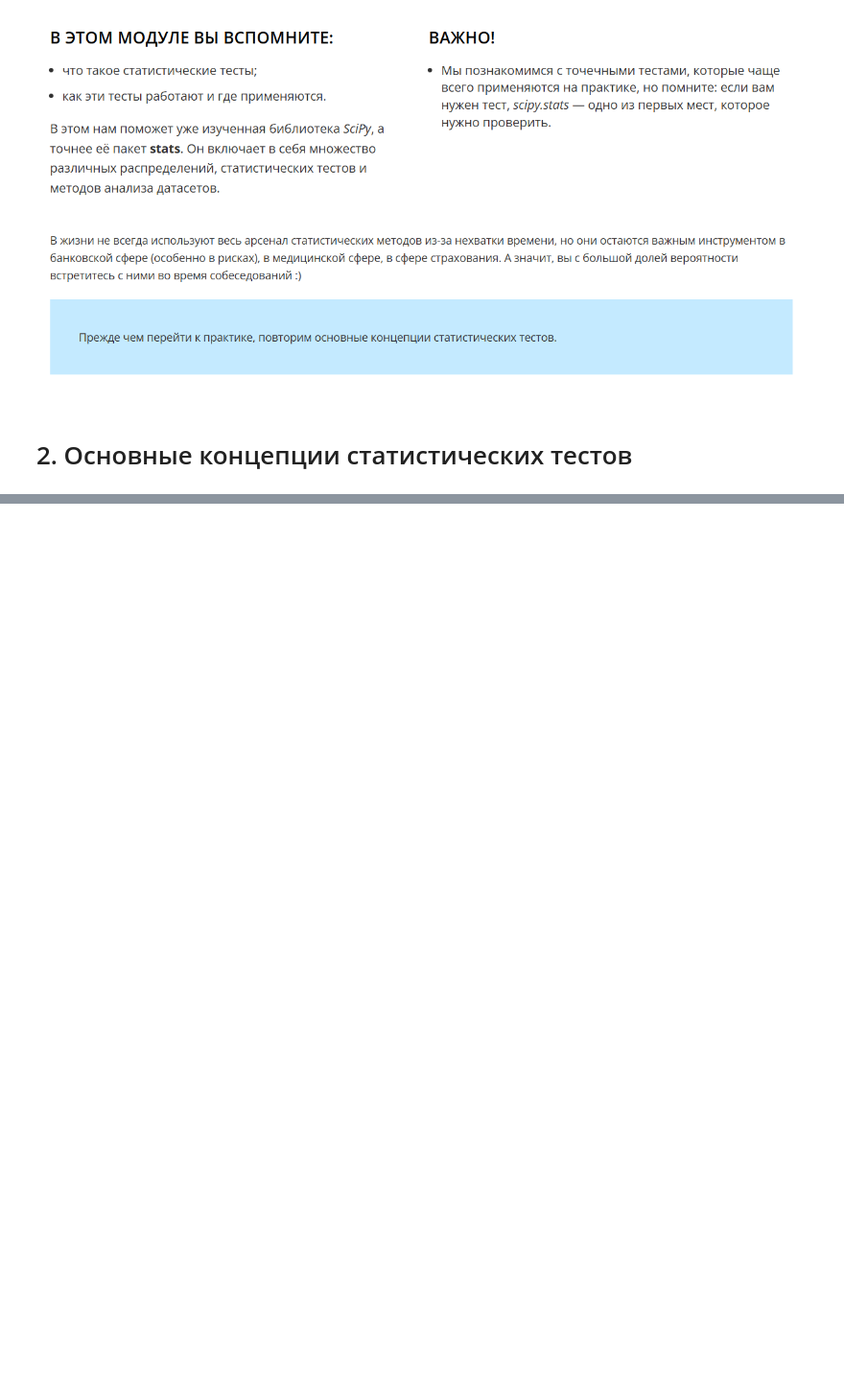
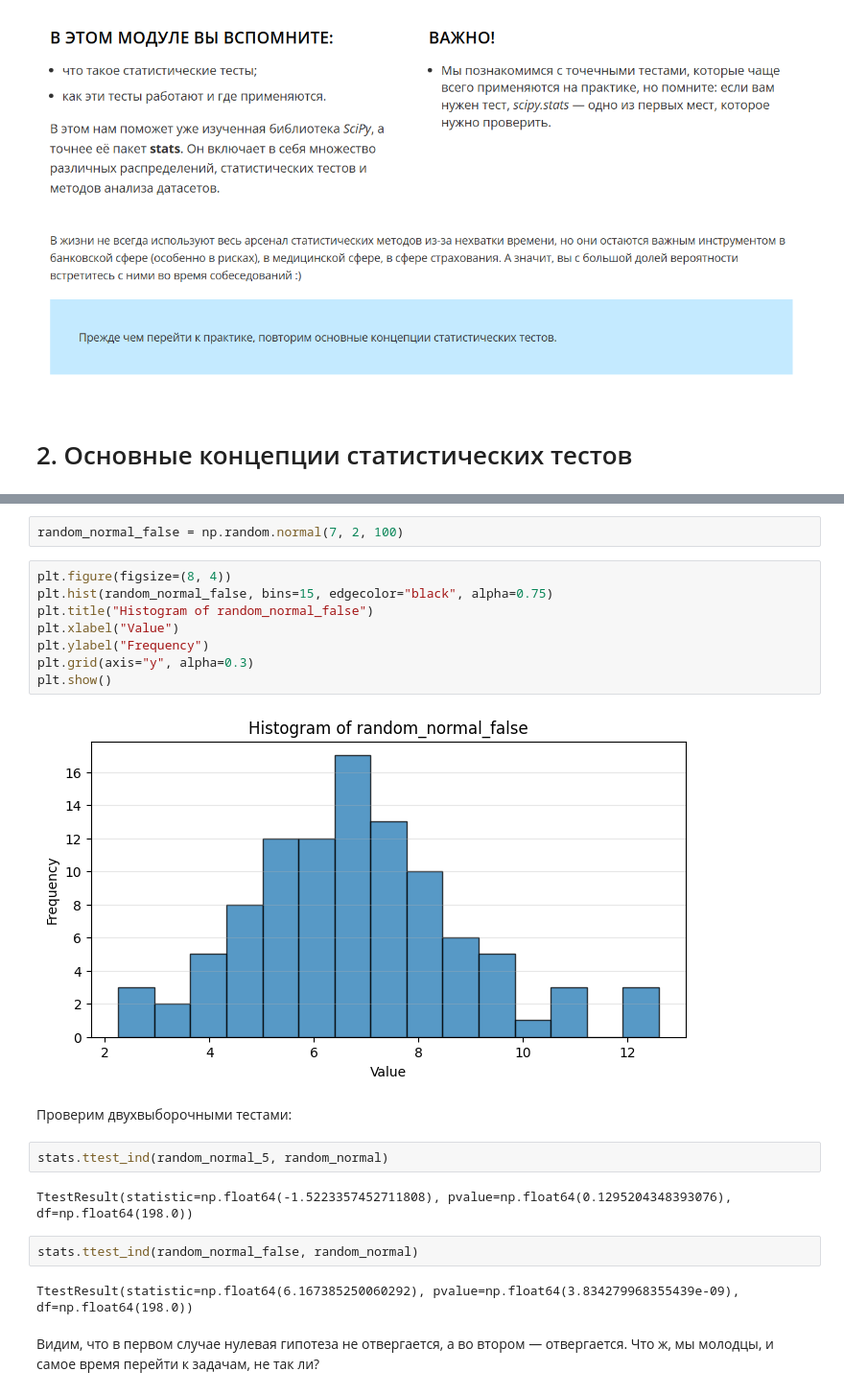
Before and after one commit to tgorbunov/sf_data_science, a Jupyter notebook: Skillfactory_ML/Additional Chapters on Python for Data Analysis/PDA-4. SciPy. Statistical Tests.ipynb, the cells around one changed output, grey strips where cells are left out. Shown at 96% size. Saved outputs shown, nothing was run; the diff lists cells and outputs as text; blank space fills up the shorter version.

```diff
--- a/Skillfactory_ML/Additional Chapters on Python for Data Analysis/PDA-4. SciPy. Statistical Tests.ipynb
+++ b/Skillfactory_ML/Additional Chapters on Python for Data Analysis/PDA-4. SciPy. Statistical Tests.ipynb
@@ -10,0 +108,24 @@
+# %%
+random_normal_false = np.random.normal(7, 2, 100)
+# %%
+plt.figure(figsize=(8, 4))
+plt.hist(random_normal_false, bins=15, edgecolor="black", alpha=0.75)
+plt.title("Histogram of random_normal_false")
+plt.xlabel("Value")
+plt.ylabel("Frequency")
+plt.grid(axis="y", alpha=0.3)
+plt.show()
+# %% [output]
+[figure, added]
+# %% [markdown]
+Проверим двухвыборочными тестами:
+# %%
+stats.ttest_ind(random_normal_5, random_normal)
+# %% [output]
+TtestResult(statistic=np.float64(-1.5223357452711808), pvalue=np.float64(0.1295204348393076), df=np.float64(198.0))
+# %%
+stats.ttest_ind(random_normal_false, random_normal)
+# %% [output]
+TtestResult(statistic=np.float64(6.167385250060292), pvalue=np.float64(3.834279968355439e-09), df=np.float64(198.0))
+# %% [markdown]
+Видим, что в первом случае нулевая гипотеза не отвергается, а во втором — отвергается. Что ж, мы молодцы, и самое время перейти к задачам, не так ли?
```
Also changed, not shown: parts of 75 cells of this notebook.
